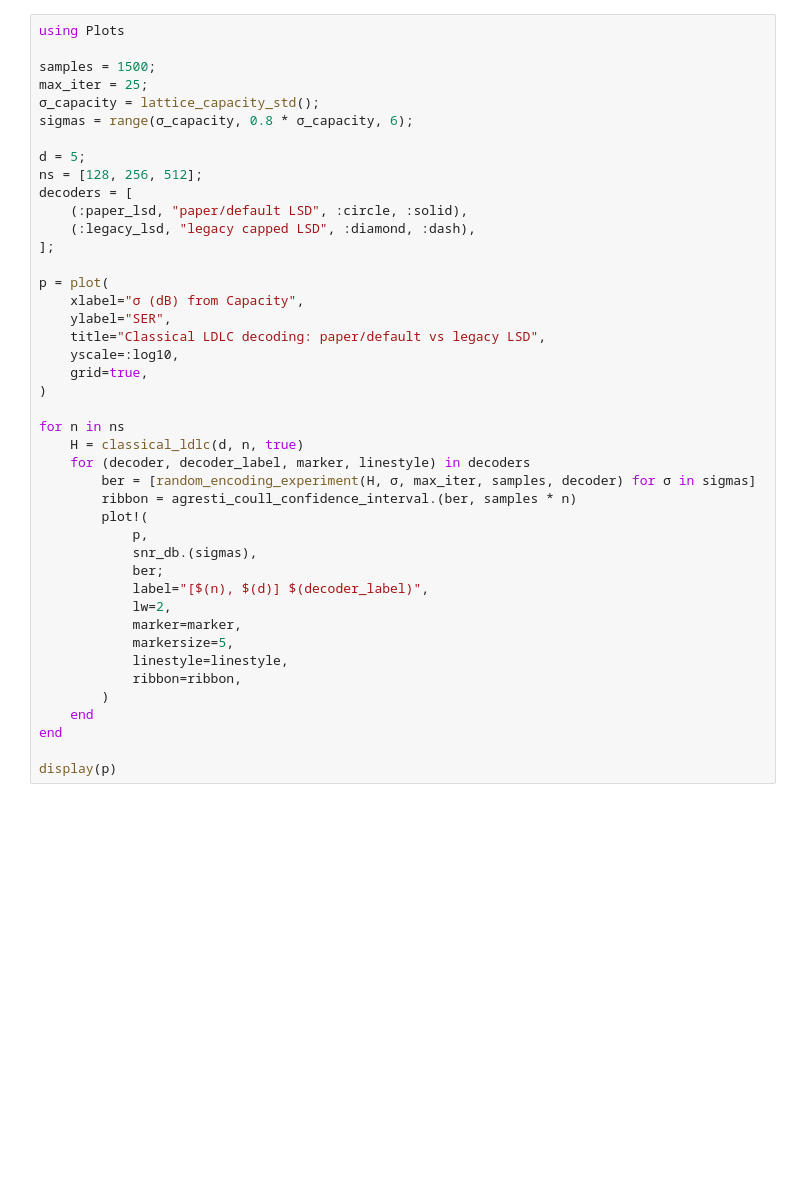
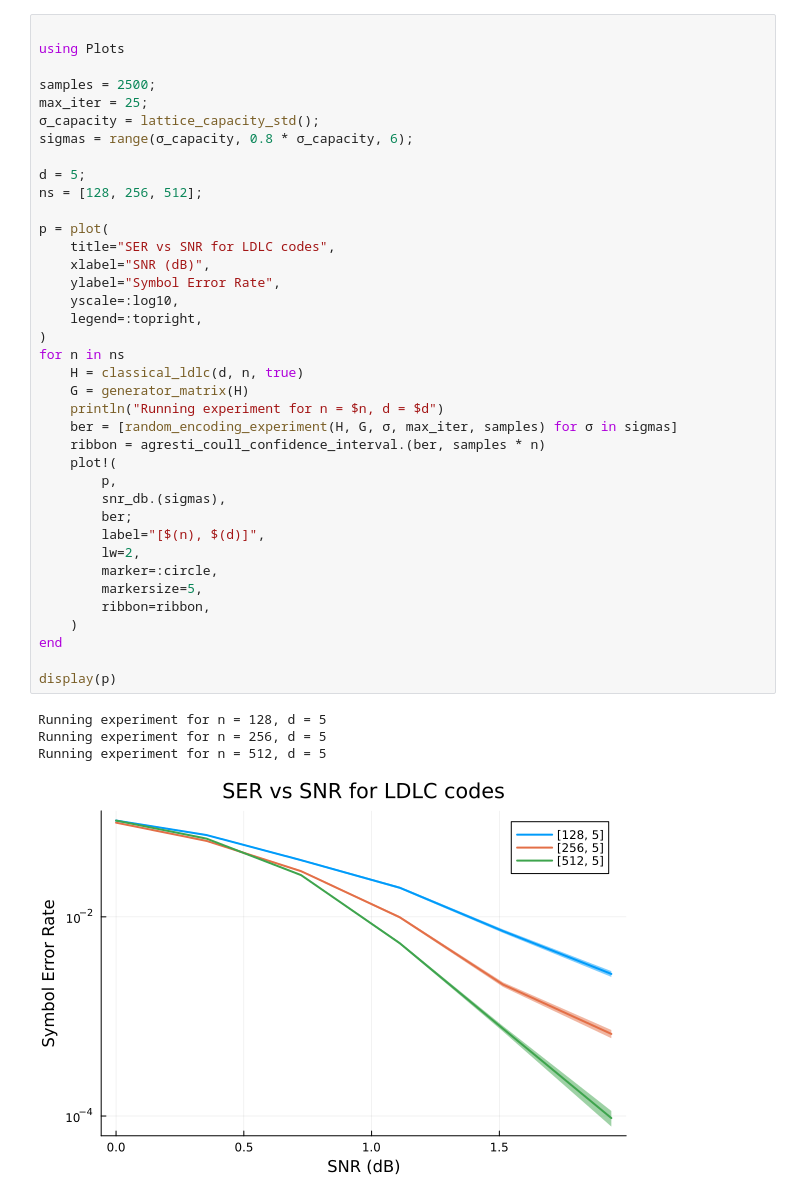
Before and after one commit to timohillmann/LatticeDecoder.jl, a Jupyter notebook: examples/classical_ldlc_decode.ipynb, the cells around one changed output. Saved outputs shown, nothing was run; the diff lists cells and outputs as text; blank space fills up the shorter version.

Commit message:
update classical ldlc decoding example

```diff
--- a/examples/classical_ldlc_decode.ipynb
+++ b/examples/classical_ldlc_decode.ipynb
@@ -135,43 +48,43 @@ end
 # %%
+
 using Plots
 
-samples = 1500;
+samples = 2500;
 max_iter = 25;
 σ_capacity = lattice_capacity_std();
 sigmas = range(σ_capacity, 0.8 * σ_capacity, 6);
 
 d = 5;
 ns = [128, 256, 512];
-decoders = [
-    (:paper_lsd, "paper/default LSD", :circle, :solid),
-    (:legacy_lsd, "legacy capped LSD", :diamond, :dash),
-];
 
 p = plot(
-    xlabel="σ (dB) from Capacity",
-    ylabel="SER",
-    title="Classical LDLC decoding: paper/default vs legacy LSD",
+    title="SER vs SNR for LDLC codes",
+    xlabel="SNR (dB)",
+    ylabel="Symbol Error Rate",
     yscale=:log10,
-    grid=true,
+    legend=:topright,
 )
-
 for n in ns
     H = classical_ldlc(d, n, true)
-    for (decoder, decoder_label, marker, linestyle) in decoders
-        ber = [random_encoding_experiment(H, σ, max_iter, samples, decoder) for σ in sigmas]
-        ribbon = agresti_coull_confidence_interval.(ber, samples * n)
-        plot!(
-            p,
-            snr_db.(sigmas),
-            ber;
-            label="[$(n), $(d)] $(decoder_label)",
-            lw=2,
-            marker=marker,
-            markersize=5,
-            linestyle=linestyle,
-            ribbon=ribbon,
-        )
-    end
+    G = generator_matrix(H)
+    println("Running experiment for n = $n, d = $d")
+    ber = [random_encoding_experiment(H, G, σ, max_iter, samples) for σ in sigmas]
+    ribbon = agresti_coull_confidence_interval.(ber, samples * n)
+    plot!(
+        p,
+        snr_db.(sigmas),
+        ber;
+        label="[$(n), $(d)]",
+        lw=2,
+        marker=:circle,
+        markersize=5,
+        ribbon=ribbon,
+    )
 end
 
 display(p)
+# %% [output]
+Running experiment for n = 128, d = 5
+Running experiment for n = 256, d = 5
+Running experiment for n = 512, d = 5
+[figure, added]
```
Also changed, not shown: parts of 2 cells of this notebook.
